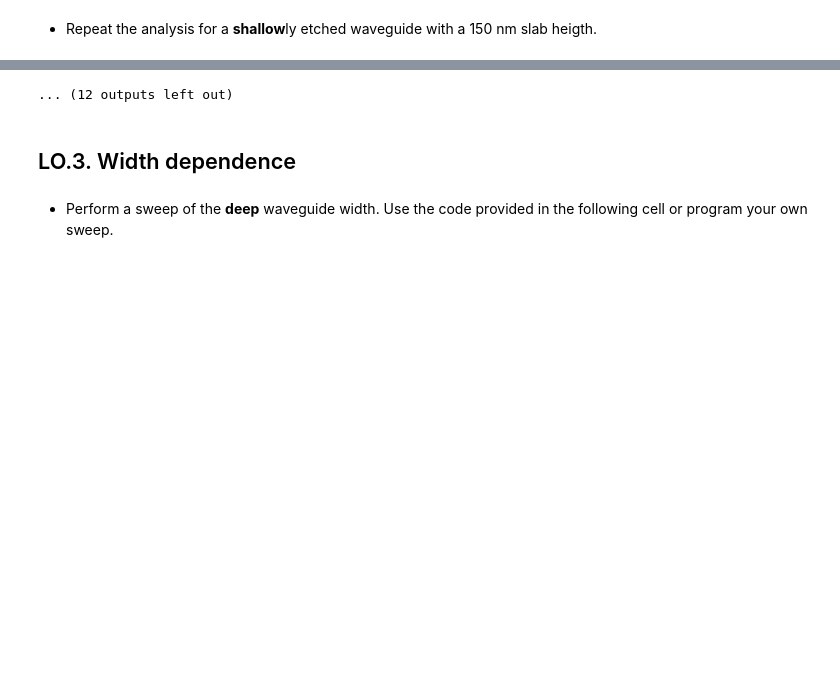
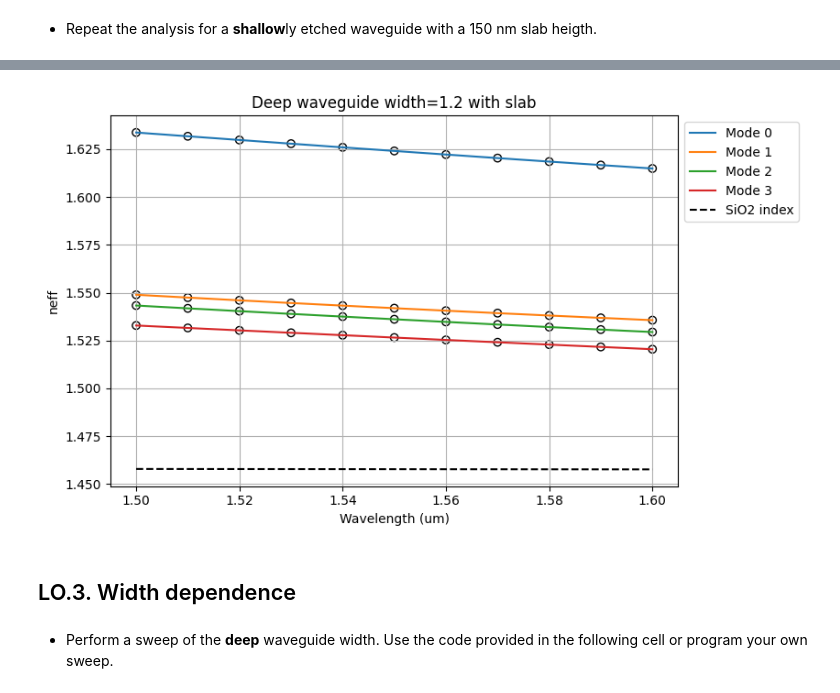
Before and after one commit to agargin/cifoin-lab1, a Jupyter notebook: WAVEGUIDES_Student.ipynb, the cells around one changed output, grey strips where cells are left out. Saved outputs shown, nothing was run; the diff lists cells and outputs as text; code cells hidden in the pictures; blank space fills up the shorter version.

```diff
--- a/WAVEGUIDES_Student.ipynb
+++ b/WAVEGUIDES_Student.ipynb
@@ -266,6 +241,10 @@ deep_waveguide = gt.modes.Waveguide(
 )
 
 res_neff = deep_waveguide.n_eff # In this case, the result is not just a number, is a wavelength-dependent vector
+
+resOfMode0_withSlap = res_neff[:,0]
+resOfMode1_withSlap  = res_neff[:,1]
+
 res_te = deep_waveguide.fraction_te # Wavelength-dependent vector
 res_tm =deep_waveguide.fraction_tm # Wavelength-dependent vector
 
@@ -274,7 +253,7 @@ for k in range(res_neff.shape[1]):
     # It's necessary to 'access' each element on the array
     plt.scatter(wavelength, res_neff[:,k].real,edgecolors='k',facecolors='none',label = '__nolegend__')
     plt.plot(wavelength, res_neff[:,k].real,label=f'Mode {k}')
-plt.title(f"Deep waveguide width={1.2}")
+plt.title(f"Deep waveguide width={1.2} with slab")
 plt.xlabel("Wavelength (um)")
 plt.ylabel("neff")
 plt.grid()
@@ -311,4 +267,4 @@ plt.tight_layout(rect=[0, 0, 0.85, 1])
-... (12 outputs left out)
+[figure, added]
 # %% [markdown]
 ## LO.3. Width dependence
 # %% [markdown]
```
Also changed, not shown: parts of 20 cells of this notebook, 2 other files.
